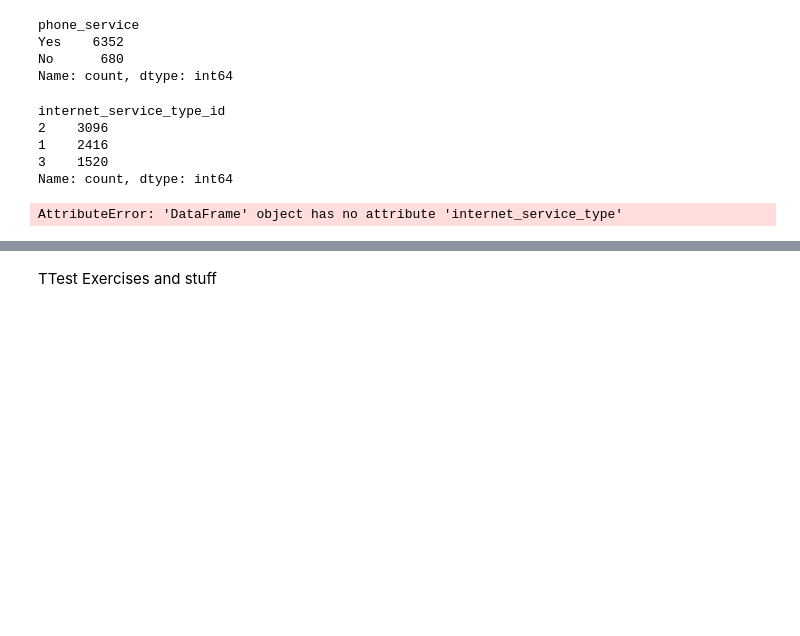
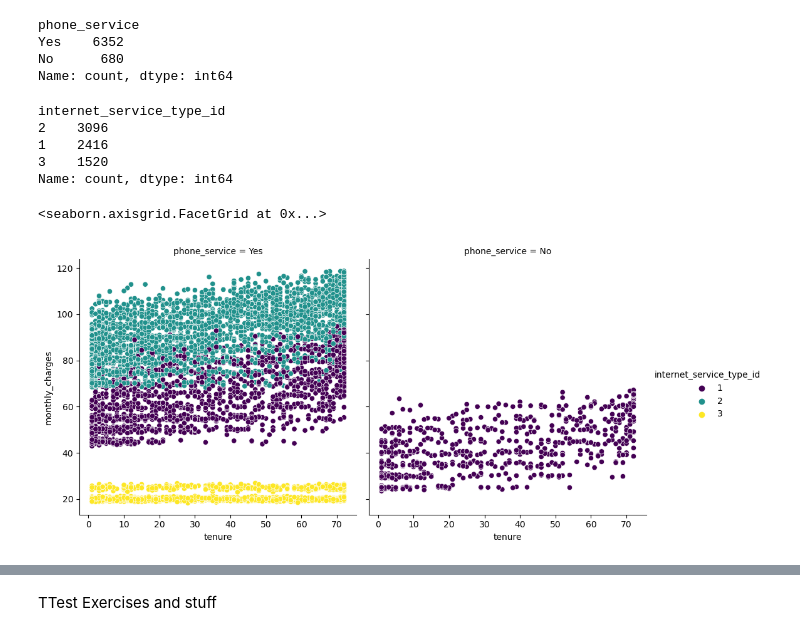
Before and after one commit to Alantheus-Thompson/stats, a Jupyter notebook: hypothesis_testing.ipynb, the cells around one changed output, grey strips where cells are left out. Cells and saved outputs as stored; diff of their text form; code cells hidden in the pictures; blank space fills up the shorter version.

```diff
--- a/hypothesis_testing.ipynb
+++ b/hypothesis_testing.ipynb
@@ -453,7 +466,9 @@ internet_service_type_id
 1    2416
 3    1520
 Name: count, dtype: int64
-# %%
-cust_df.internet_service_type.value_counts()
-# %% [output]
-AttributeError: 'DataFrame' object has no attribute 'internet_service_type'
+# %%
+sns.relplot(data=cust_df, y='monthly_charges', x='tenure',
+                col='phone_service', hue='internet_service_type_id', palette='viridis')
+# %% [output]
+<seaborn.axisgrid.FacetGrid at 0x...>
+[figure, added]
```
Also changed, not shown: parts of 97 cells of this notebook.
